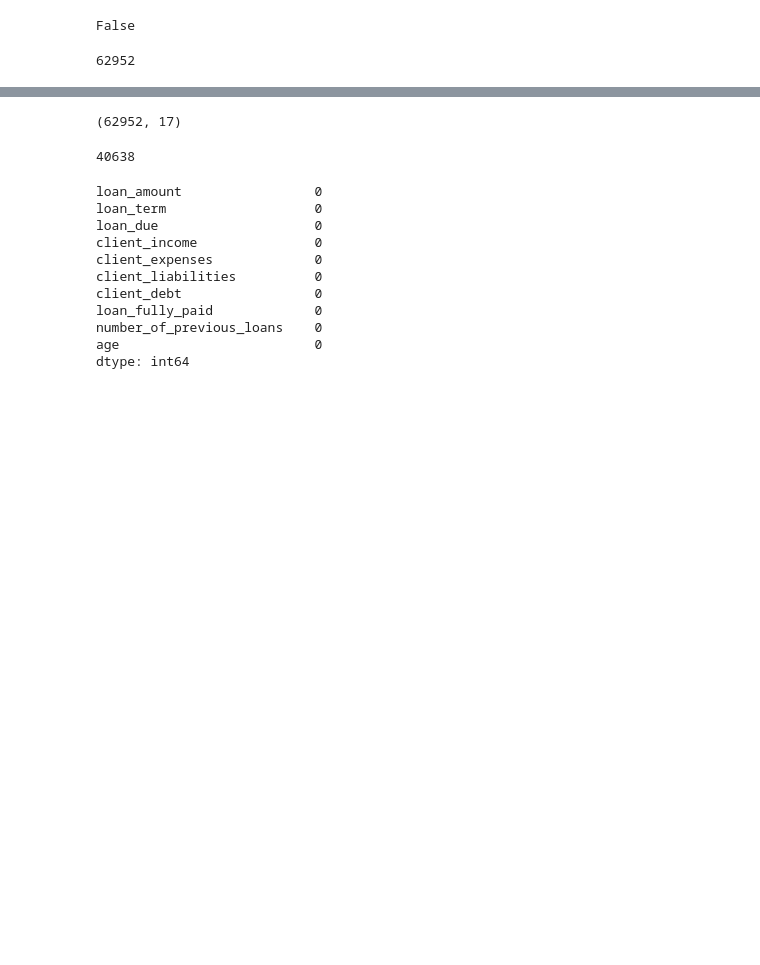
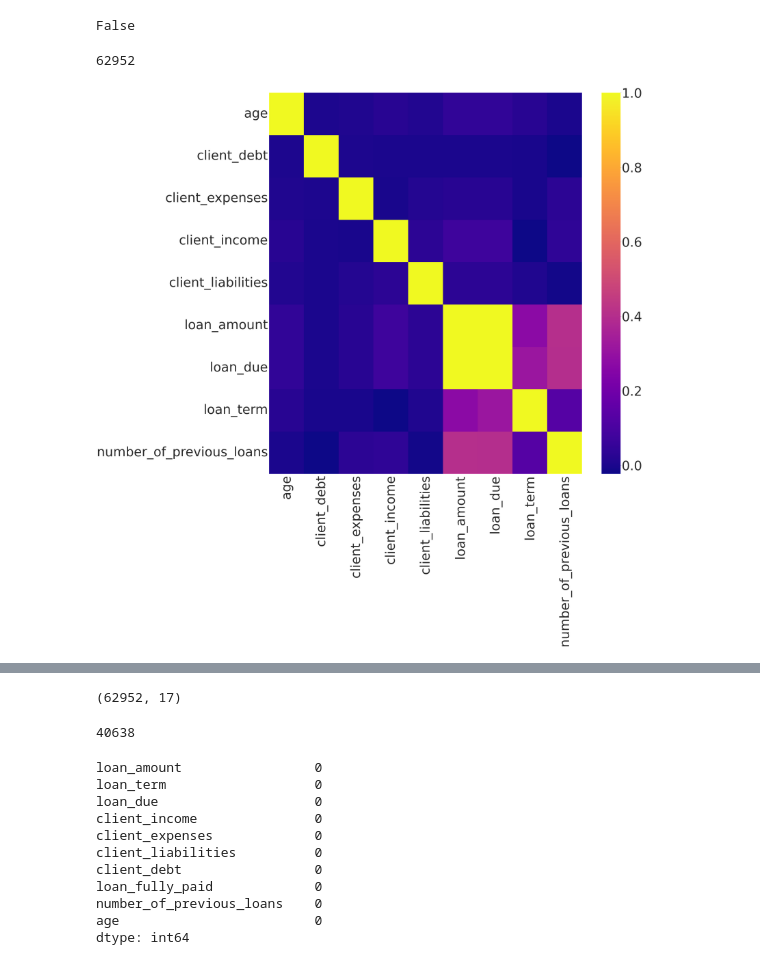
Before and after one commit to vcaramba/lending_analysis, a Jupyter notebook: jupyter_notebooks/Assignment.ipynb, the cells around one changed output, grey strips where cells are left out. Saved outputs shown, nothing was run; the diff lists cells and outputs as text; code cells hidden in the pictures; blank space fills up the shorter version.

Commit message:
Refactoring, correlation check added

```diff
--- a/jupyter_notebooks/Assignment.ipynb
+++ b/jupyter_notebooks/Assignment.ipynb
@@ -166,3 +161,11 @@ False
 len(train_df.loan_id.unique())
 # %% [output]
 62952
+# %%
+from helper_scripts.correlation import plot_correlation
+
+%matplotlib inline
+
+plot_correlation(cleaned_train_df[cleaned_train_df.columns.difference(['loan_fully_paid'])])
+# %% [output]
+[figure, added]
```
Also changed, not shown: parts of 24 cells of this notebook, 4 other files.
